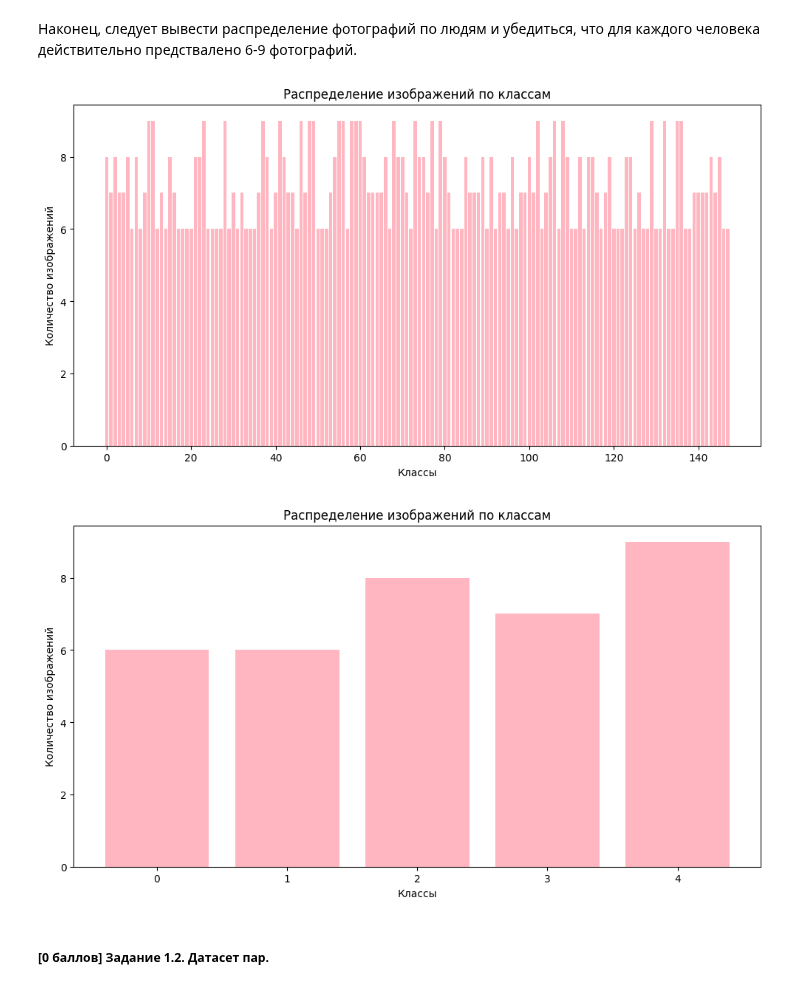
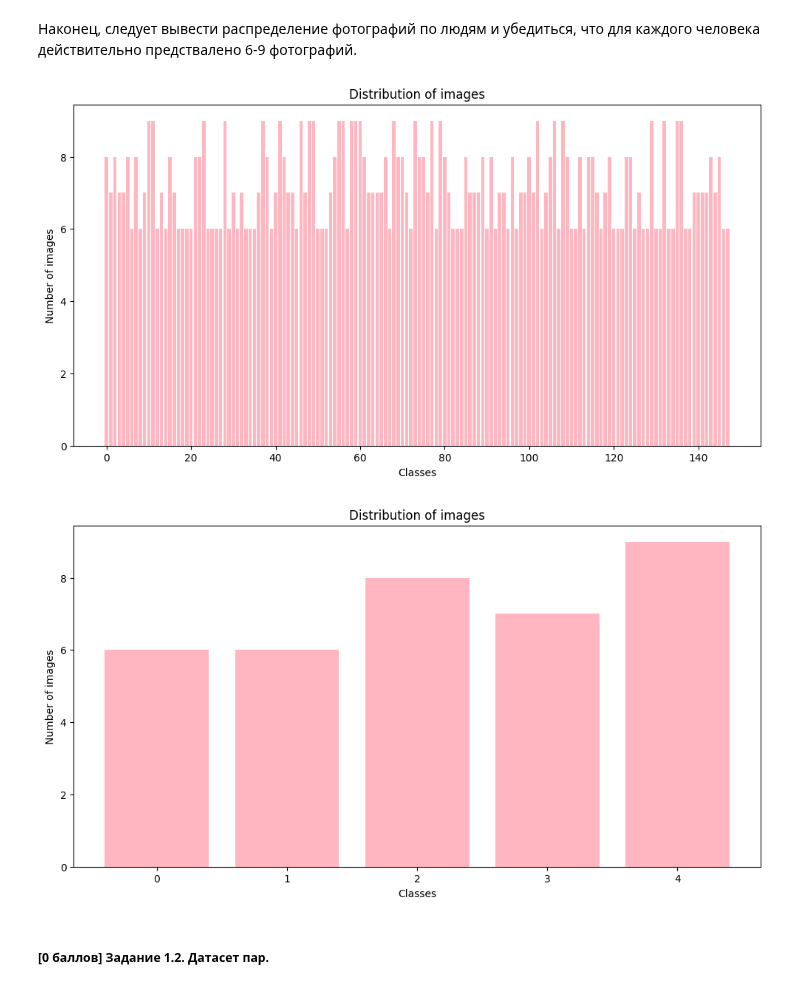
Before and after one commit to pixi2102/iad-intro-ds, a Jupyter notebook: 2025/homeworks/homework_02.ipynb, the cells around one changed output. Drawn from its saved outputs; the diff is of its cells as text; code cells hidden in the pictures.

```diff
--- a/2025/homeworks/homework_02.ipynb
+++ b/2025/homeworks/homework_02.ipynb
@@ -121,24 +122,24 @@ WARNING:matplotlib.image:Clipping input data to the valid range for imshow with
 # %%
 from collections import Counter
 def show_class_distribution(targets):
     if isinstance(targets,torch.Tensor):
       targets=targets.cpu().numpy().tolist()
     class_counts = Counter(targets)
     classes = list(class_counts.keys())
     counts = list(class_counts.values())
 
     plt.figure(figsize=(12, 6))
     plt.bar(classes, counts, color='lightpink')
-    plt.xlabel('Классы')
-    plt.ylabel('Количество изображений')
-    plt.title('Распределение изображений по классам')
+    plt.xlabel('Classes')
+    plt.ylabel('Number of images')
+    plt.title('Distribution of images')
     plt.show()
 
 show_class_distribution(train_ds.targets)
 show_class_distribution(test_ds.targets)
 # %% [output]
-[figure, old version]
+[figure, new version]
-[figure, old version]
+[figure, new version]
 # %% [markdown]
 ##### [0 баллов] Задание 1.2. Датасет пар.
 # %% [markdown]
```
Also changed, not shown: parts of 19 cells of this notebook.
